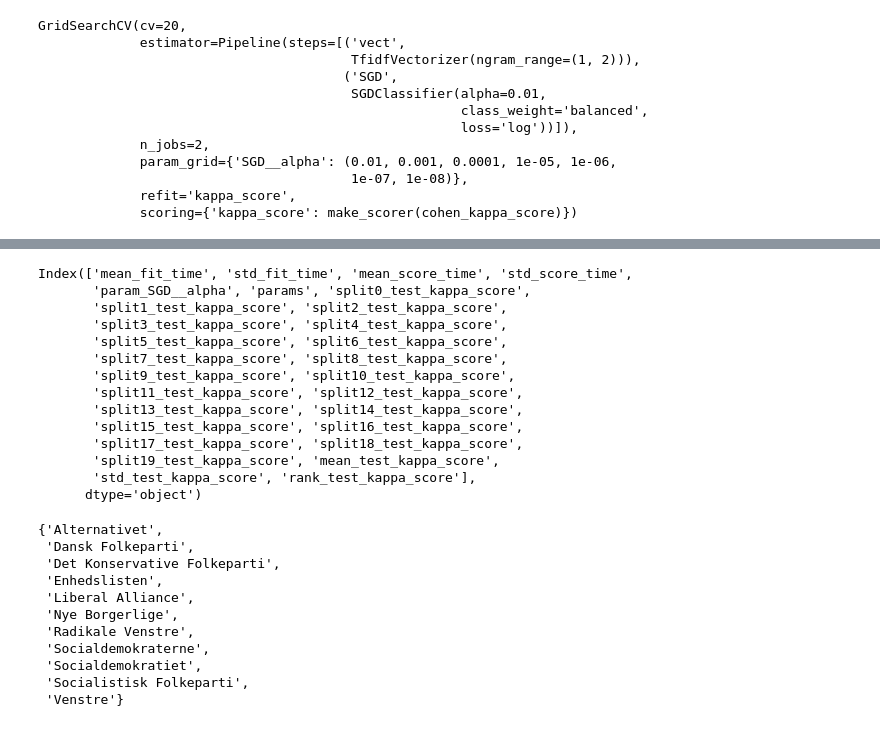
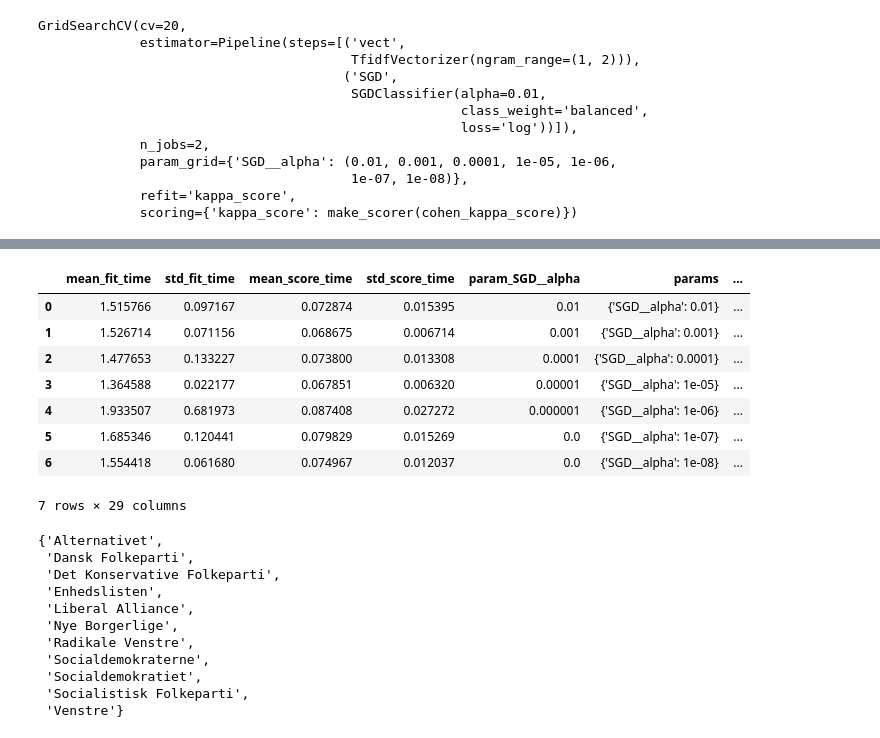
Before and after one commit to mortgad/bachelor_2021, a Jupyter notebook: 06_sgd-implementation.ipynb, the cells around one changed output, grey strips where cells are left out. Saved outputs shown, nothing was run; the diff lists cells and outputs as text; code cells hidden in the pictures.

```diff
--- a/06_sgd-implementation.ipynb
+++ b/06_sgd-implementation.ipynb
@@ -100,20 +91,15 @@ Name: mean_test_kappa_score, dtype: float64
-# %%
-cols
-# %% [output]
-Index(['mean_fit_time', 'std_fit_time', 'mean_score_time', 'std_score_time',
-       'param_SGD__alpha', 'params', 'split0_test_kappa_score',
-       'split1_test_kappa_score', 'split2_test_kappa_score',
-       'split3_test_kappa_score', 'split4_test_kappa_score',
-       'split5_test_kappa_score', 'split6_test_kappa_score',
-       'split7_test_kappa_score', 'split8_test_kappa_score',
-       'split9_test_kappa_score', 'split10_test_kappa_score',
-       'split11_test_kappa_score', 'split12_test_kappa_score',
-       'split13_test_kappa_score', 'split14_test_kappa_score',
-       'split15_test_kappa_score', 'split16_test_kappa_score',
-       'split17_test_kappa_score', 'split18_test_kappa_score',
-       'split19_test_kappa_score', 'mean_test_kappa_score',
-       'std_test_kappa_score', 'rank_test_kappa_score'],
-      dtype='object')
+# %%
+results
+# %% [output]
+|  | mean_fit_time | std_fit_time | mean_score_time | std_score_time | param_SGD__alpha | params | ... |
+| 0 | 1.515766 | 0.097167 | 0.072874 | 0.015395 | 0.01 | {'SGD__alpha': 0.01} | ... |
+| 1 | 1.526714 | 0.071156 | 0.068675 | 0.006714 | 0.001 | {'SGD__alpha': 0.001} | ... |
+| 2 | 1.477653 | 0.133227 | 0.073800 | 0.013308 | 0.0001 | {'SGD__alpha': 0.0001} | ... |
+| 3 | 1.364588 | 0.022177 | 0.067851 | 0.006320 | 0.00001 | {'SGD__alpha': 1e-05} | ... |
+| 4 | 1.933507 | 0.681973 | 0.087408 | 0.027272 | 0.000001 | {'SGD__alpha': 1e-06} | ... |
+| 5 | 1.685346 | 0.120441 | 0.079829 | 0.015269 | 0.0 | {'SGD__alpha': 1e-07} | ... |
+| 6 | 1.554418 | 0.061680 | 0.074967 | 0.012037 | 0.0 | {'SGD__alpha': 1e-08} | ... |
+7 rows × 29 columns
 # %%
 set(df['Parti'])
 # %% [output]
```
Also changed, not shown: parts of 8 cells of this notebook, 1 other file.
